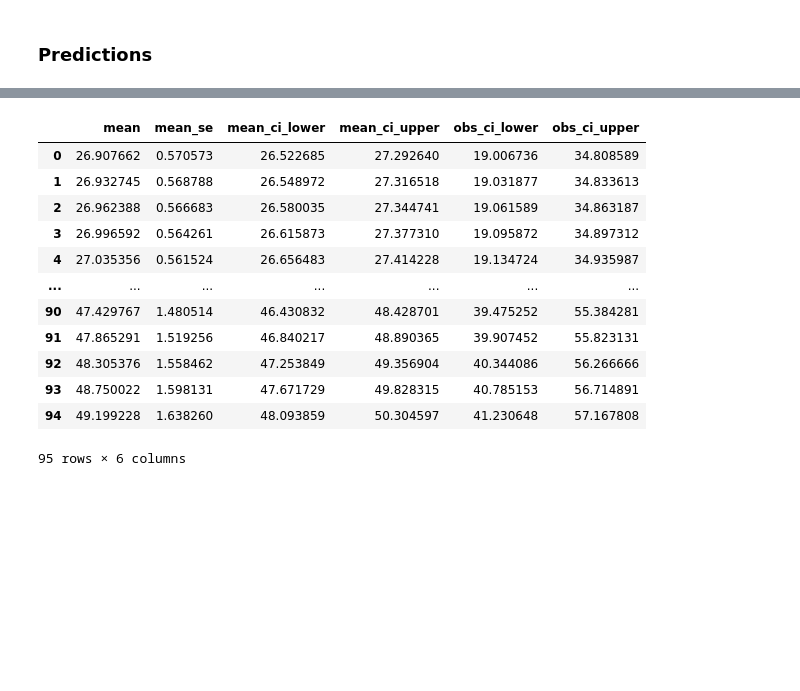
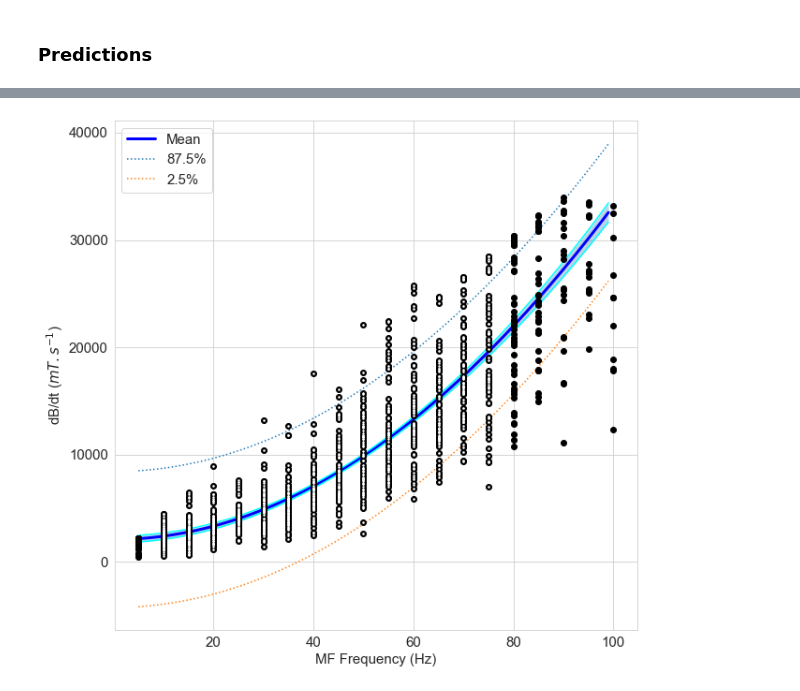
Before and after one commit to 6one2/MagnetophospheneResponse, a Jupyter notebook: 2020_04_FrequencyResponse.ipynb, the cells around one changed output, grey strips where cells are left out. Drawn from its saved outputs; the diff is of its cells as text; code cells hidden in the pictures; blank space fills up the shorter version.

```diff
--- a/2020_04_FrequencyResponse.ipynb
+++ b/2020_04_FrequencyResponse.ipynb
@@ -167,46 +182,39 @@ __compute predictions with Confidence intervals & Predcition intervals__
-# %%
-predictions = model.get_prediction(new_x)
-alpha = 0.50
-conf_95 = predictions.summary_frame()
-conf_01 = predictions.summary_frame(alpha=alpha)
-display(conf_01)
-# %% [output]
-|  | mean | mean_se | mean_ci_lower | mean_ci_upper | obs_ci_lower | obs_ci_upper |
-| 0 | 26.907662 | 0.570573 | 26.522685 | 27.292640 | 19.006736 | 34.808589 |
-| 1 | 26.932745 | 0.568788 | 26.548972 | 27.316518 | 19.031877 | 34.833613 |
-| 2 | 26.962388 | 0.566683 | 26.580035 | 27.344741 | 19.061589 | 34.863187 |
-| 3 | 26.996592 | 0.564261 | 26.615873 | 27.377310 | 19.095872 | 34.897312 |
-| 4 | 27.035356 | 0.561524 | 26.656483 | 27.414228 | 19.134724 | 34.935987 |
-| ... | ... | ... | ... | ... | ... | ... |
-| 90 | 47.429767 | 1.480514 | 46.430832 | 48.428701 | 39.475252 | 55.384281 |
-| 91 | 47.865291 | 1.519256 | 46.840217 | 48.890365 | 39.907452 | 55.823131 |
-| 92 | 48.305376 | 1.558462 | 47.253849 | 49.356904 | 40.344086 | 56.266666 |
-| 93 | 48.750022 | 1.598131 | 47.671729 | 49.828315 | 40.785153 | 56.714891 |
-| 94 | 49.199228 | 1.638260 | 48.093859 | 50.304597 | 41.230648 | 57.167808 |
-95 rows × 6 columns
 # %%
+predictions = model.get_prediction(new_x)
+conf_95 = predictions.summary_frame()
+
+# alpha = 0.01
+# conf_a = predictions.summary_frame(alpha=alpha)
+# display(conf_01)
+
 fig, ax1 = plt.subplots()
 nFreq = nFreq.ravel()
 plt.plot(nFreq,conf_95['mean'],'b', linewidth=3, label="Mean")
 plt.plot(nFreq,conf_95['mean_ci_lower'],'cyan')
 plt.plot(nFreq,conf_95['mean_ci_upper'],'cyan')
 plt.fill_between(nFreq, conf_95.mean_ci_lower, conf_95.mean_ci_upper, alpha=.3)
 
-plt.plot(nFreq,conf_01.obs_ci_upper,':',label=f"{(1-alpha)*100}%")
+# plt.plot(nFreq,conf_01.obs_ci_upper,':',label=f"{(1-alpha)*100}%")
 plt.plot(nFreq,conf_95.obs_ci_upper,':',label="87.5%")
 plt.plot(nFreq,conf_95.obs_ci_lower,':',label="2.5%")
-plt.plot(nFreq,conf_01.obs_ci_lower,'--',label=f"{alpha*100}%",linewidth=2)
+# plt.plot(nFreq,conf_01.obs_ci_lower,'--',label=f"{alpha*100}%",linewidth=2)
 
-# plt.plot(All_thr.Frequency, All_thr.n_Threshold, 'k.')
-plt.plot(Freq, response, 'r.', ms=2)
+subdata = All_thr.query('@fr_min <= Frequency <= @fr_max')
+plt.plot(subdata.Frequency, subdata[response1], 'ko')
+plt.plot(Freq, Y, 'w.', ms=3)
 
 plt.xlabel('MF Frequency (Hz)')
-plt.ylabel('Threshold (mT)')
+if FLUX:
+    plt.ylabel('Threshold (mT)')
+else:
+    plt.ylabel(r'dB/dt ($mT.s^{-1}$)')
 
 plt.legend()
 
 # plot perception rate
 if False:
     ax2 = ax1.twinx()
     ax2.plot(distr_perceived.index, distr_perceived, color='blue', lw='0.5')
     ax2.fill_between(distr_perceived.index, 0, distr_perceived, alpha=.1)
+# %% [output]
+[figure, added]
```
Also changed, not shown: parts of 15 cells of this notebook.
